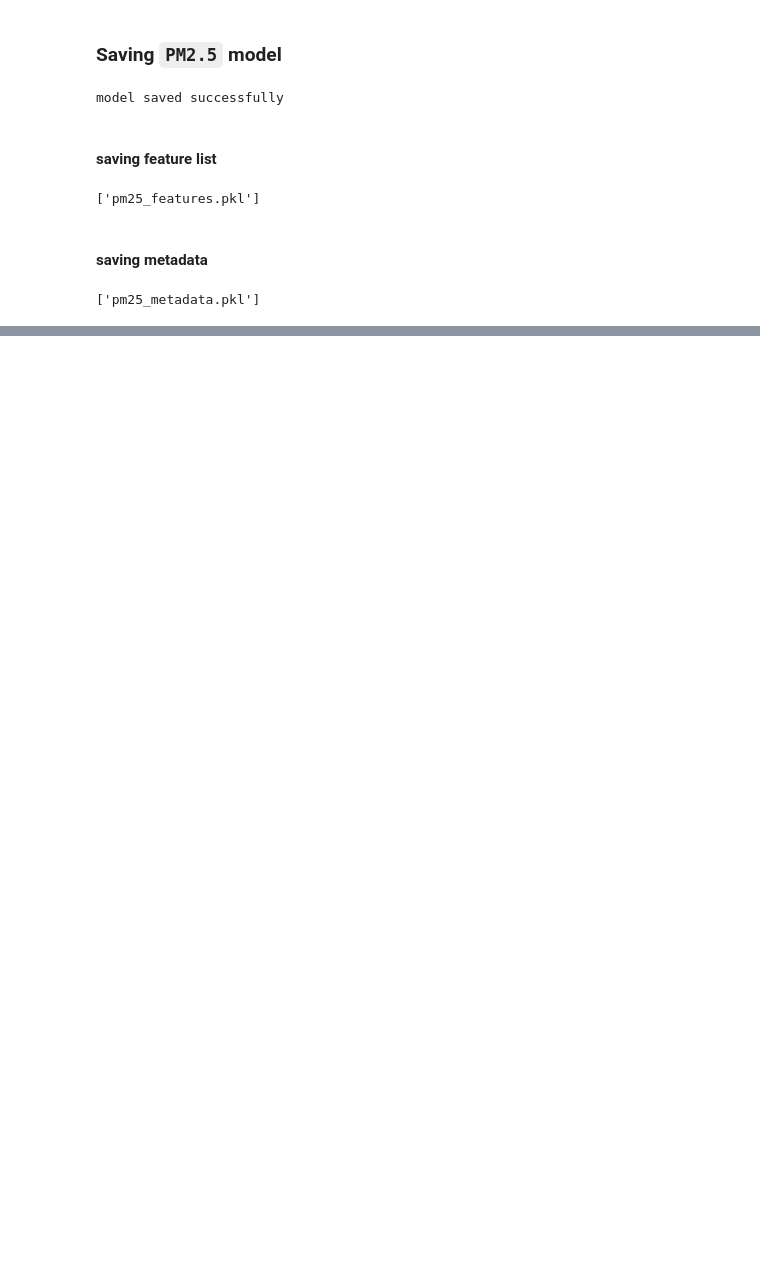
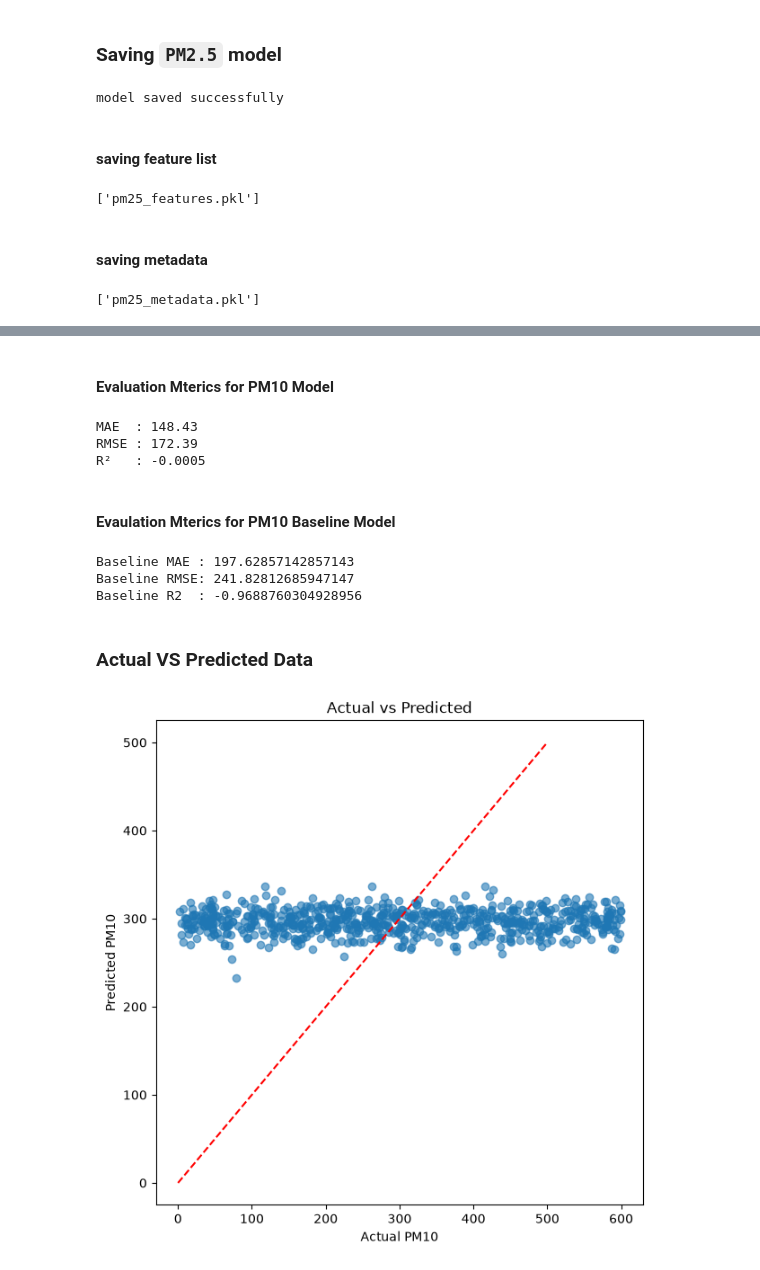
Before and after one commit to Shachi12Shukla/ET-Hackathon-2.O, a Jupyter notebook: backend/AI/forecasting/featureEng_train/feature_eng_and_train.ipynb, the cells around one changed output, grey strips where cells are left out. Saved outputs shown, nothing was run; the diff lists cells and outputs as text; code cells hidden in the pictures; blank space fills up the shorter version.

Commit message:
PM10 model trained and made some repo structural changes

```diff
--- a/backend/AI/preprocessing/feature_eng.ipynb
+++ b/backend/AI/forecasting/featureEng_train/feature_eng_and_train.ipynb
@@ -537,0 +596,2 @@ joblib.dump(metadata, "pm25_metadata.pkl")
+# %%
+random_search.fit(X_train, y_pm10_train)
@@ -537,0 +621,2 @@ joblib.dump(metadata, "pm25_metadata.pkl")
+# %%
+best_model_PM10 = random_search.best_estimator_
@@ -537,0 +625,54 @@ joblib.dump(metadata, "pm25_metadata.pkl")
+# %%
+y_pred_best_PM10 = best_model_PM10.predict(X_test)
+# %% [markdown]
+#### Evaluation Mterics for PM10 Model
+# %%
+mae = mean_absolute_error(y_pm10_test, y_pred_best_PM10)
+
+rmse = np.sqrt(mean_squared_error(y_pm10_test, y_pred_best_PM10))
+
+r2 = r2_score(y_pm10_test, y_pred_best_PM10)
+
+print(f"MAE  : {mae:.2f}")
+print(f"RMSE : {rmse:.2f}")
+print(f"R²   : {r2:.4f}")
+# %% [output]
+MAE  : 148.43
+RMSE : 172.39
+R²   : -0.0005
+# %% [markdown]
+#### Evaulation Mterics for PM10 Baseline Model
+# %%
+baseline_pred = X_test["PM10"]
+
+print("Baseline MAE :", mean_absolute_error(y_pm10_test, baseline_pred))
+
+print(
+    "Baseline RMSE:",
+    np.sqrt(mean_squared_error(y_pm10_test, baseline_pred))
+)
+
+print("Baseline R2  :", r2_score(y_pm10_test, baseline_pred))
+# %% [output]
+Baseline MAE : 197.62857142857143
+Baseline RMSE: 241.82812685947147
+Baseline R2  : -0.9688760304928956
+# %% [markdown]
+### Actual VS Predicted Data
+# %%
+plt.figure(figsize=(7,7))
+plt.scatter(y_pm10_test, y_pred_best_PM10, alpha=0.6)
+
+plt.plot(
+    [0, 500],
+    [0, 500],
+    "r--"
+)
+
+plt.xlabel("Actual PM10")
+plt.ylabel("Predicted PM10")
+plt.title("Actual vs Predicted")
+
+plt.show()
+# %% [output]
+[figure, added]
```
Also changed, not shown: parts of 17 cells of this notebook, 8 other files.
